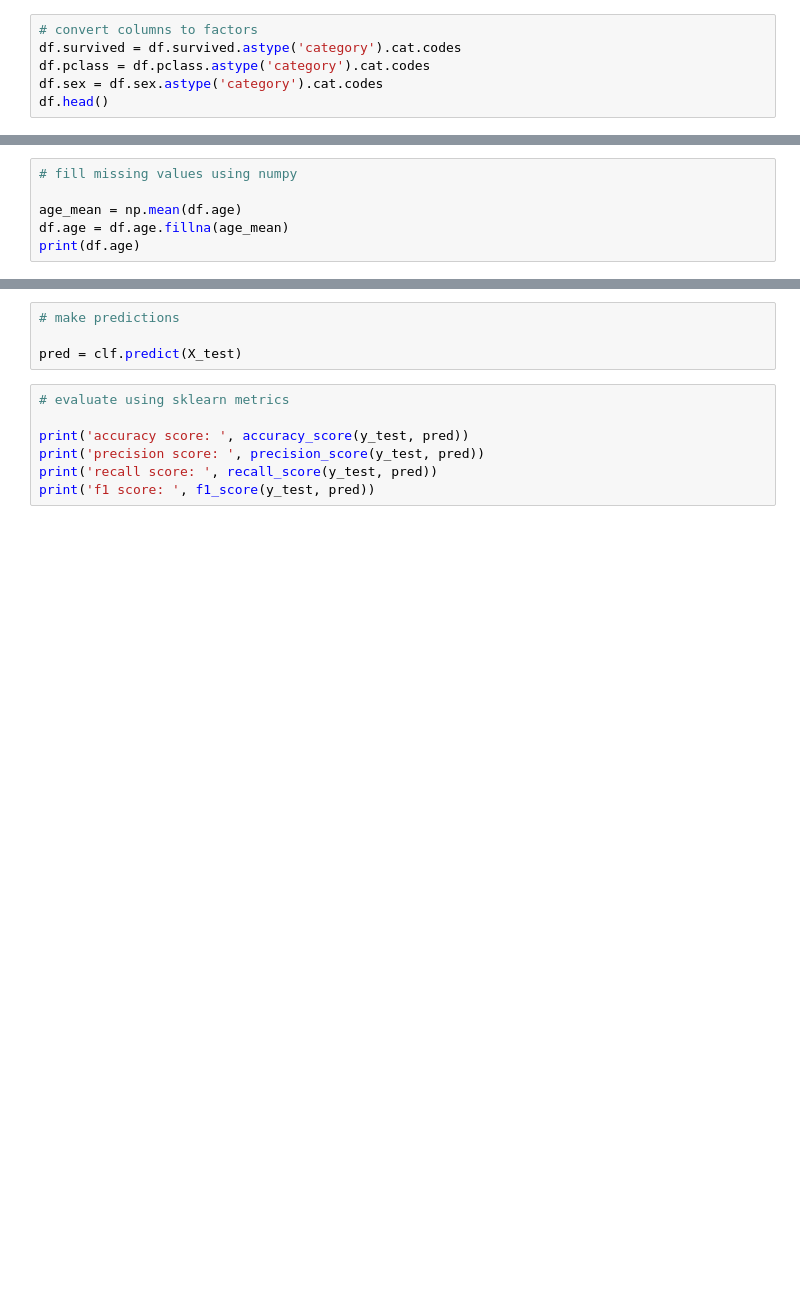
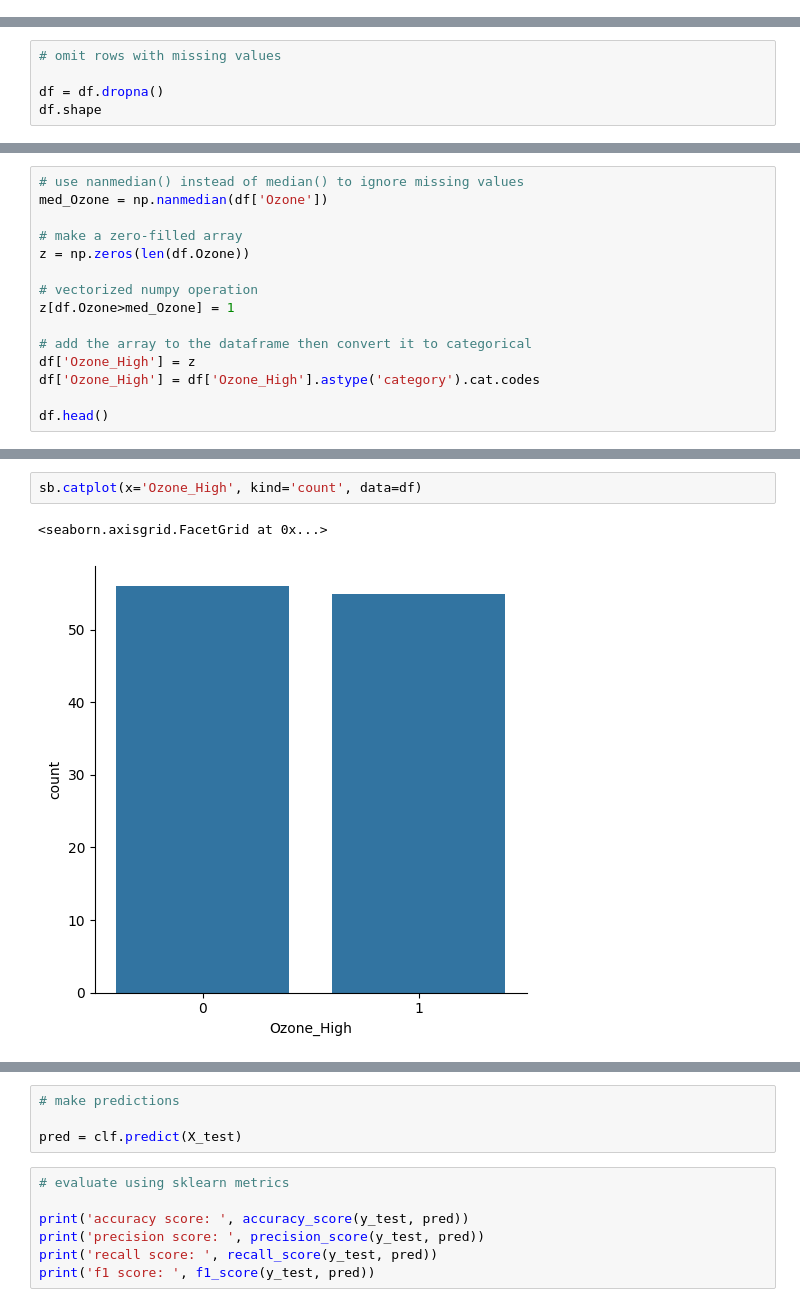
Before and after one commit to kjmazidi/Machine_Learning_3rd_edition, a Jupyter notebook: Volume_II_Python/Part-2-ML_sklearn/4-01-ML_example.ipynb, the cells around one changed output, grey strips where cells are left out. Saved outputs shown, nothing was run; the diff lists cells and outputs as text; blank space fills up the shorter version.

```diff
--- a/Volume_II_Python/Part-2-ML_sklearn/4-01-ML_example.ipynb
+++ b/Volume_II_Python/Part-2-ML_sklearn/4-01-ML_example.ipynb
@@ -39,6 +45,0 @@ Dimensions of data frame: (1309, 4)
-# %%
-# convert columns to factors
-df.survived = df.survived.astype('category').cat.codes
-df.pclass = df.pclass.astype('category').cat.codes
-df.sex = df.sex.astype('category').cat.codes
-df.head()
@@ -62,6 +45,0 @@ dtype: int64
-# %%
-# fill missing values using numpy
-
-age_mean = np.mean(df.age)
-df.age = df.age.fillna(age_mean)
-print(df.age)
@@ -80,0 +61,5 @@ Name: age, Length: 1309, dtype: float64
+# %%
+# omit rows with missing values
+
+df = df.dropna()
+df.shape
@@ -80,0 +86,15 @@ Name: age, Length: 1309, dtype: float64
+# %%
+# use nanmedian() instead of median() to ignore missing values
+med_Ozone = np.nanmedian(df['Ozone'])
+
+# make a zero-filled array
+z = np.zeros(len(df.Ozone))
+
+# vectorized numpy operation
+z[df.Ozone>med_Ozone] = 1
+
+# add the array to the dataframe then convert it to categorical
+df['Ozone_High'] = z
+df['Ozone_High'] = df['Ozone_High'].astype('category').cat.codes
+
+df.head()
@@ -80,0 +114,5 @@ Name: age, Length: 1309, dtype: float64
+# %%
+sb.catplot(x='Ozone_High', kind='count', data=df)
+# %% [output]
+<seaborn.axisgrid.FacetGrid at 0x...>
+[figure, added]
```
Also changed, not shown: parts of 50 cells of this notebook, 5 other files.
